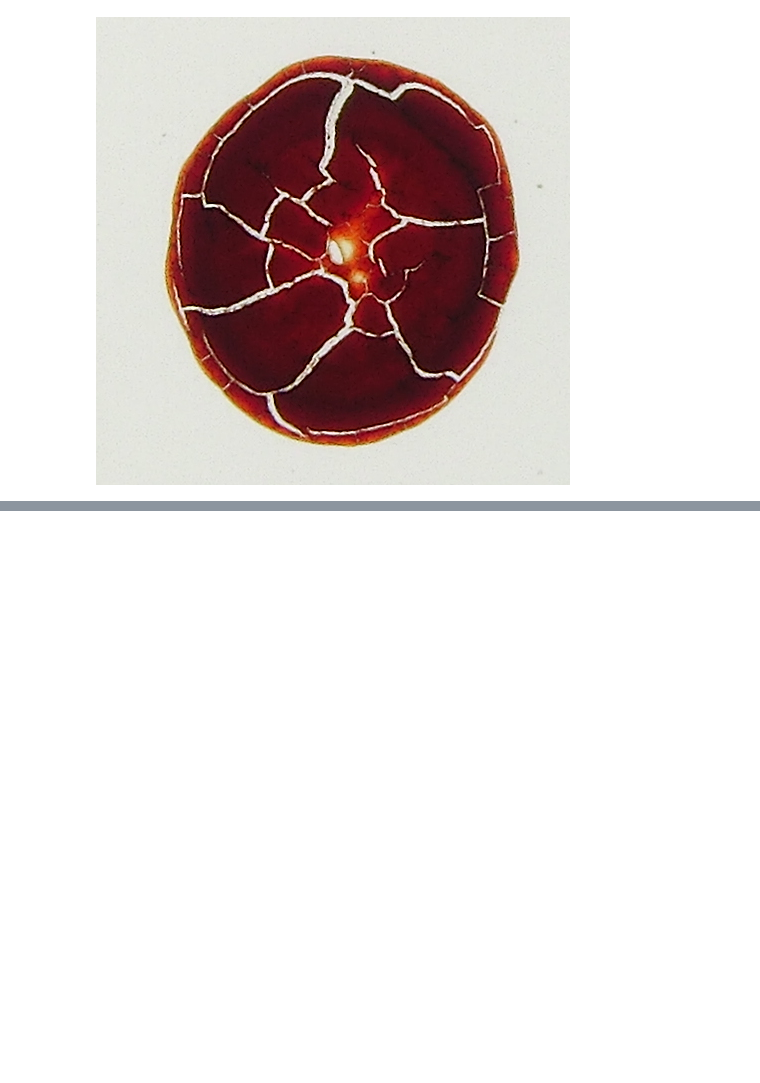
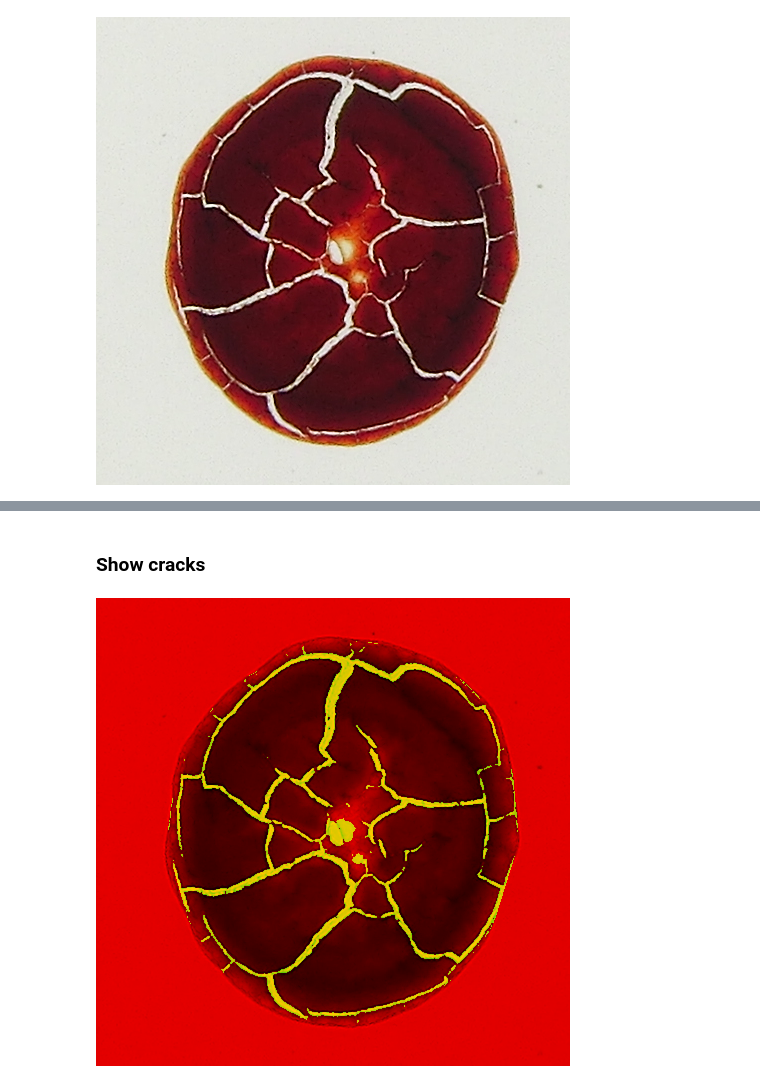
Before and after one commit to saschahofmann/dropcast, a Jupyter notebook: preprocessing.ipynb, the cells around one changed output, grey strips where cells are left out. Saved outputs shown, nothing was run; the diff lists cells and outputs as text; code cells hidden in the pictures; blank space fills up the shorter version.

```diff
--- a/preprocessing.ipynb
+++ b/preprocessing.ipynb
@@ -11,5 +19,6 @@ ValueError: can only convert an array of size 1 to a Python scalar
 # %%
 path = Path('./data/person_1_after2_6.tif')
-Image.open(path)
+img = Image.open(path)
+img
 # %% [output]
 [figure]
@@ -15,0 +30,10 @@ Image.open(path)
+# %%
+def image_output(img, color='black'):
+    img = ImageOps.colorize(img, black='black', white=color)
+    out = Output()
+    with out:
+
+        display(img)
+    return out
+red, green, blue = img.split()
+HBox([image_output(red, 'red'), image_output(green, 'green'), image_output(blue, 'blue')])
@@ -15,0 +42,30 @@ Image.open(path)
+# %%
+RED_TRESH = 150
+
+def find_cell(img):
+    # turn into binary for findContours using simple treshholding >RED_TRESH
+    binary = np.ones_like(img)
+    binary[np.array(img)>RED_TRESH] = 0
+    #  find hull of cell for a smooth mask
+    contours, _ = cv2.findContours(np.array(binary), cv2.cv2.RETR_TREE, cv2.CHAIN_APPROX_NONE)
+    contours.sort(key=lambda c: cv2.contourArea(c), reverse=True)
+    hull = cv2.convexHull(contours[0])
+    mask = np.zeros_like(img)
+    cv2.drawContours(mask, [hull], 0, (1), cv2.FILLED)
+    return mask
+
+
+ALPHA = 100
+
+def detect_cracks(red, green, blue):
+    cell = find_cell(red)
+    mask = np.zeros_like(red)
+    mask[(cell>0)& (np.array(blue)>ALPHA) & (np.array(green)>ALPHA)] = 1
+    return mask
+mask = detect_cracks(red, green,blue)
+# %% [markdown]
+### Show cracks
+# %%
+Image.fromarray(np.dstack((np.array(red), 200*mask, 0*mask)))
+# %% [output]
+[figure, added]
```
Also changed, not shown: parts of 13 cells of this notebook, 2 other files.
